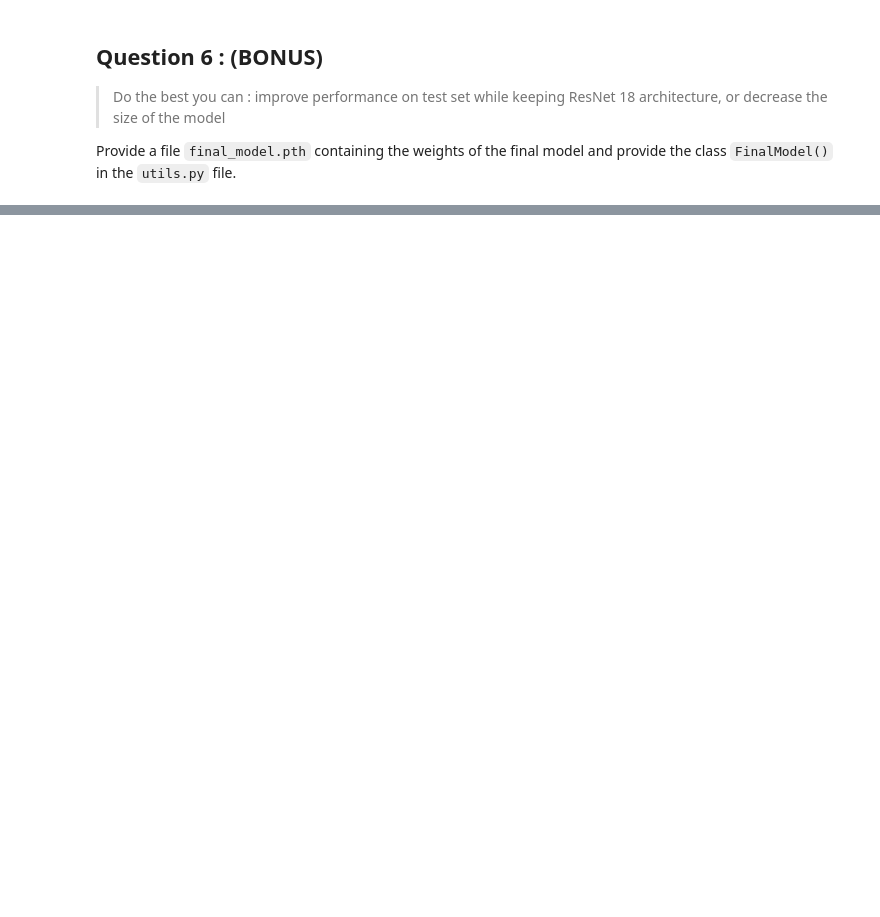
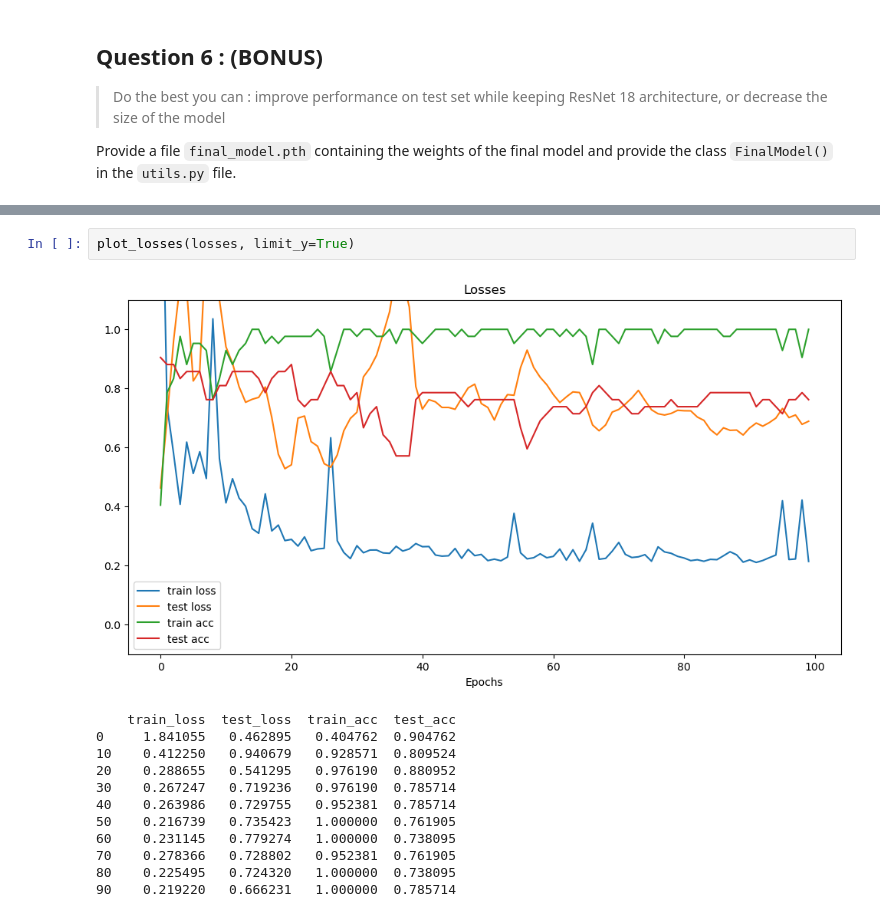
Before and after one commit to QMoayedpour/DeepInPractice_MVA, a Jupyter notebook: tp_4/TP4.ipynb, the cells around one changed output, grey strips where cells are left out. Drawn from its saved outputs; the diff is of its cells as text; blank space fills up the shorter version.

```diff
--- a/tp_4/TP4.ipynb
+++ b/tp_4/TP4.ipynb
@@ -419,0 +708,15 @@ Provide a file  `final_model.pth` containing the weights of the final model and
+# %%
+plot_losses(losses, limit_y=True)
+# %% [output]
+[figure, added]
+    train_loss  test_loss  train_acc  test_acc
+0     1.841055   0.462895   0.404762  0.904762
+10    0.412250   0.940679   0.928571  0.809524
+20    0.288655   0.541295   0.976190  0.880952
+30    0.267247   0.719236   0.976190  0.785714
+40    0.263986   0.729755   0.952381  0.785714
+50    0.216739   0.735423   1.000000  0.761905
+60    0.231145   0.779274   1.000000  0.738095
+70    0.278366   0.728802   0.952381  0.761905
+80    0.225495   0.724320   1.000000  0.738095
+90    0.219220   0.666231   1.000000  0.785714
```
Also changed, not shown: parts of 32 cells of this notebook, 8 other files.
